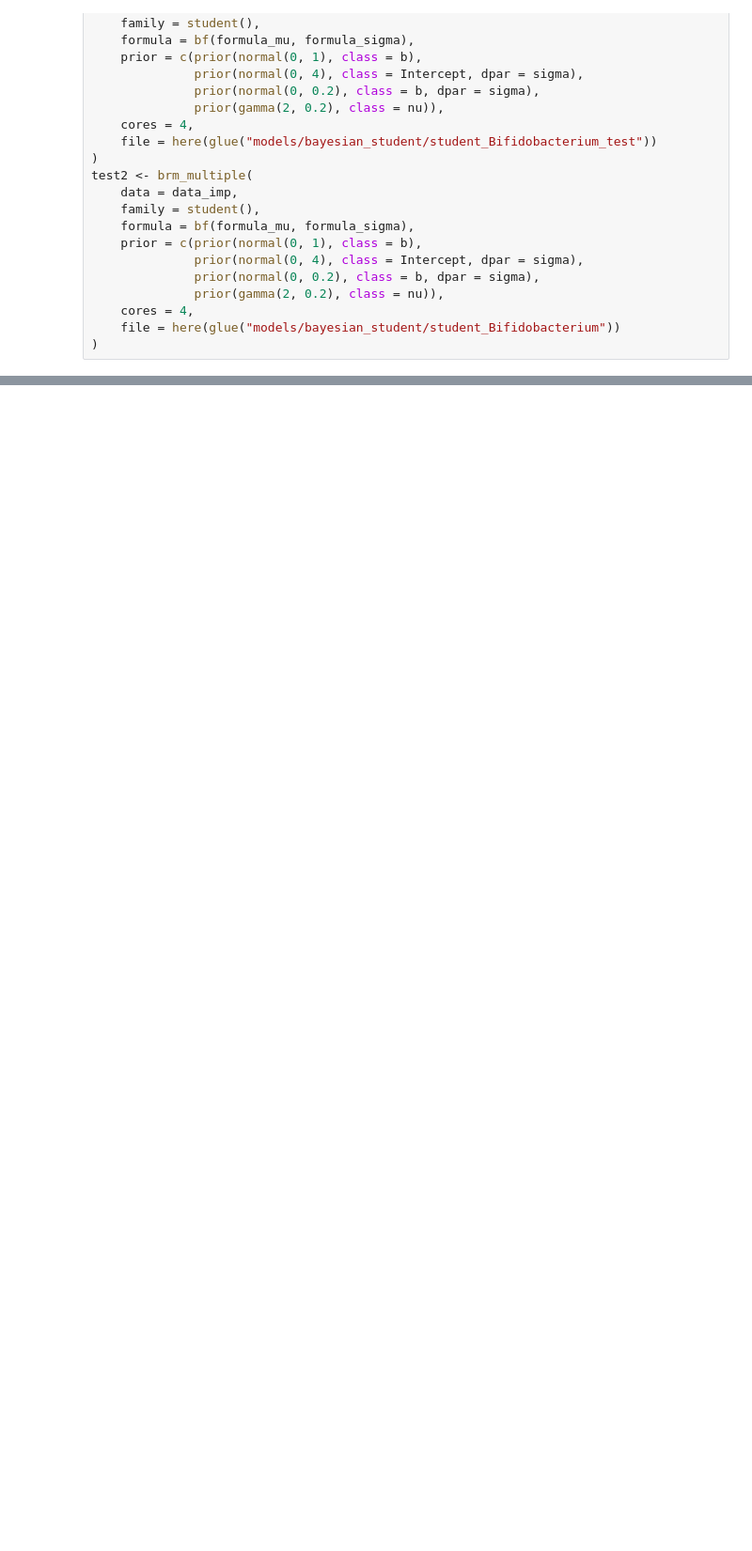
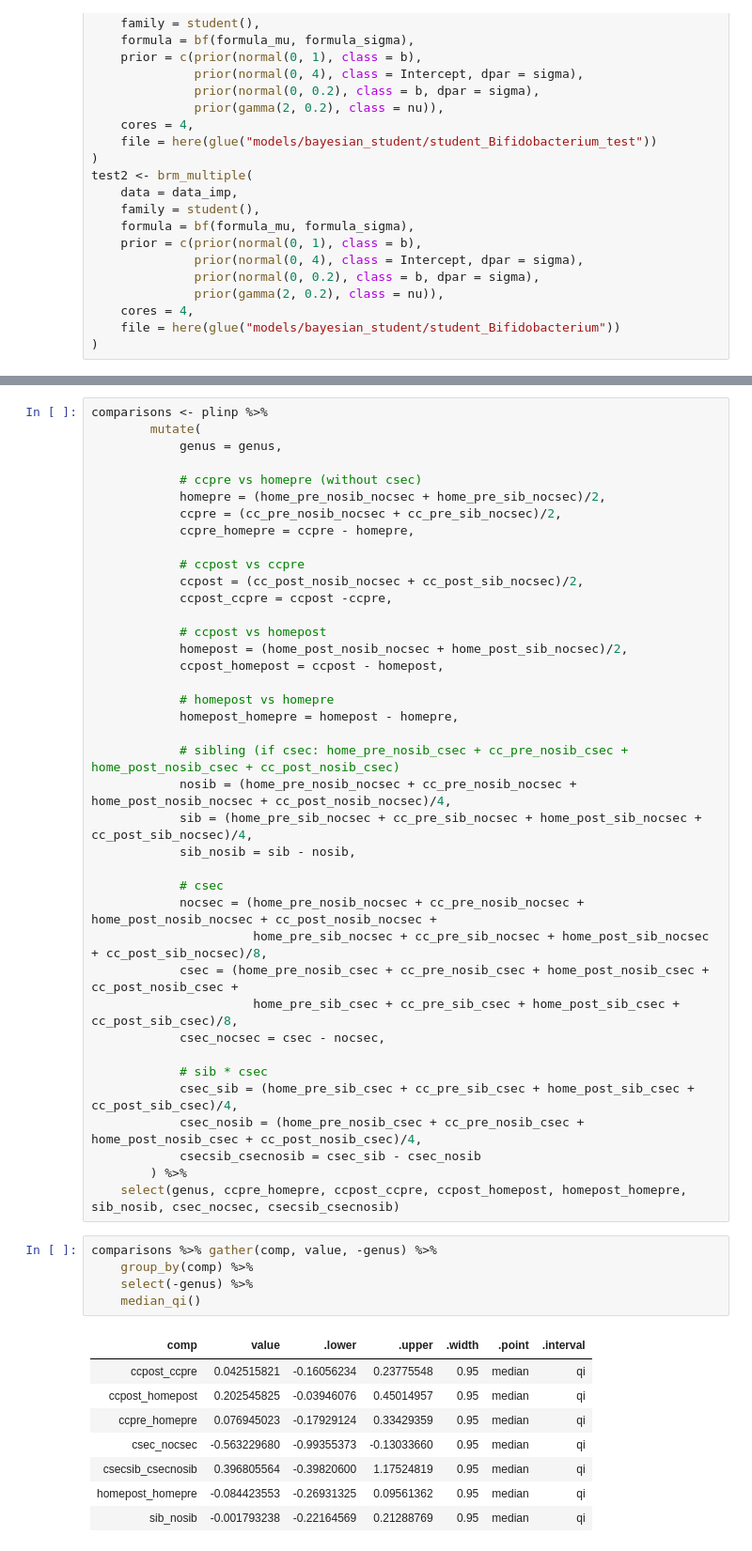
Before and after one commit to HenrikEckermann/bibo, a Jupyter notebook: notebooks/bayesian_diff_ab.ipynb, the cells around one changed output, grey strips where cells are left out. Shown at 94% size. Cells and saved outputs as stored; diff of their text form; blank space fills up the shorter version.

```diff
--- a/notebooks/bayesian_diff_ab.ipynb
+++ b/notebooks/bayesian_diff_ab.ipynb
@@ -423,0 +534,53 @@ Using 10 posterior samples for ppc type 'dens_overlay' by default.
+# %%
+comparisons <- plinp %>%
+        mutate(
+            genus = genus,
+
+            # ccpre vs homepre (without csec)
+            homepre = (home_pre_nosib_nocsec + home_pre_sib_nocsec)/2,
+            ccpre = (cc_pre_nosib_nocsec + cc_pre_sib_nocsec)/2,
+            ccpre_homepre = ccpre - homepre,
+
+            # ccpost vs ccpre
+            ccpost = (cc_post_nosib_nocsec + cc_post_sib_nocsec)/2,
+            ccpost_ccpre = ccpost -ccpre,
+
+            # ccpost vs homepost
+            homepost = (home_post_nosib_nocsec + home_post_sib_nocsec)/2,
+            ccpost_homepost = ccpost - homepost,
+
+            # homepost vs homepre
+            homepost_homepre = homepost - homepre,
+
+            # sibling (if csec: home_pre_nosib_csec + cc_pre_nosib_csec + home_post_nosib_csec + cc_post_nosib_csec)
+            nosib = (home_pre_nosib_nocsec + cc_pre_nosib_nocsec + home_post_nosib_nocsec + cc_post_nosib_nocsec)/4,
+            sib = (home_pre_sib_nocsec + cc_pre_sib_nocsec + home_post_sib_nocsec + cc_post_sib_nocsec)/4,
+            sib_nosib = sib - nosib,
+
+            # csec
+            nocsec = (home_pre_nosib_nocsec + cc_pre_nosib_nocsec + home_post_nosib_nocsec + cc_post_nosib_nocsec +
+                      home_pre_sib_nocsec + cc_pre_sib_nocsec + home_post_sib_nocsec + cc_post_sib_nocsec)/8,
+            csec = (home_pre_nosib_csec + cc_pre_nosib_csec + home_post_nosib_csec + cc_post_nosib_csec +
+                      home_pre_sib_csec + cc_pre_sib_csec + home_post_sib_csec + cc_post_sib_csec)/8,
+            csec_nocsec = csec - nocsec,
+
+            # sib * csec
+            csec_sib = (home_pre_sib_csec + cc_pre_sib_csec + home_post_sib_csec + cc_post_sib_csec)/4,
+            csec_nosib = (home_pre_nosib_csec + cc_pre_nosib_csec + home_post_nosib_csec + cc_post_nosib_csec)/4,
+            csecsib_csecnosib = csec_sib - csec_nosib
+        ) %>%
+    select(genus, ccpre_homepre, ccpost_ccpre, ccpost_homepost, homepost_homepre, sib_nosib, csec_nocsec, csecsib_csecnosib)
+# %%
+comparisons %>% gather(comp, value, -genus) %>%
+    group_by(comp) %>%
+    select(-genus) %>%
+    median_qi()
+# %% [output]
+| comp | value | .lower | .upper | .width | .point | .interval |
+| ccpost_ccpre | 0.042515821 | -0.16056234 | 0.23775548 | 0.95 | median | qi |
+| ccpost_homepost | 0.202545825 | -0.03946076 | 0.45014957 | 0.95 | median | qi |
+| ccpre_homepre | 0.076945023 | -0.17929124 | 0.33429359 | 0.95 | median | qi |
+| csec_nocsec | -0.563229680 | -0.99355373 | -0.13033660 | 0.95 | median | qi |
+| csecsib_csecnosib | 0.396805564 | -0.39820600 | 1.17524819 | 0.95 | median | qi |
+| homepost_homepre | -0.084423553 | -0.26931325 | 0.09561362 | 0.95 | median | qi |
+| sib_nosib | -0.001793238 | -0.22164569 | 0.21288769 | 0.95 | median | qi |
```
Also changed, not shown: parts of 4 cells of this notebook, 1 other file.
